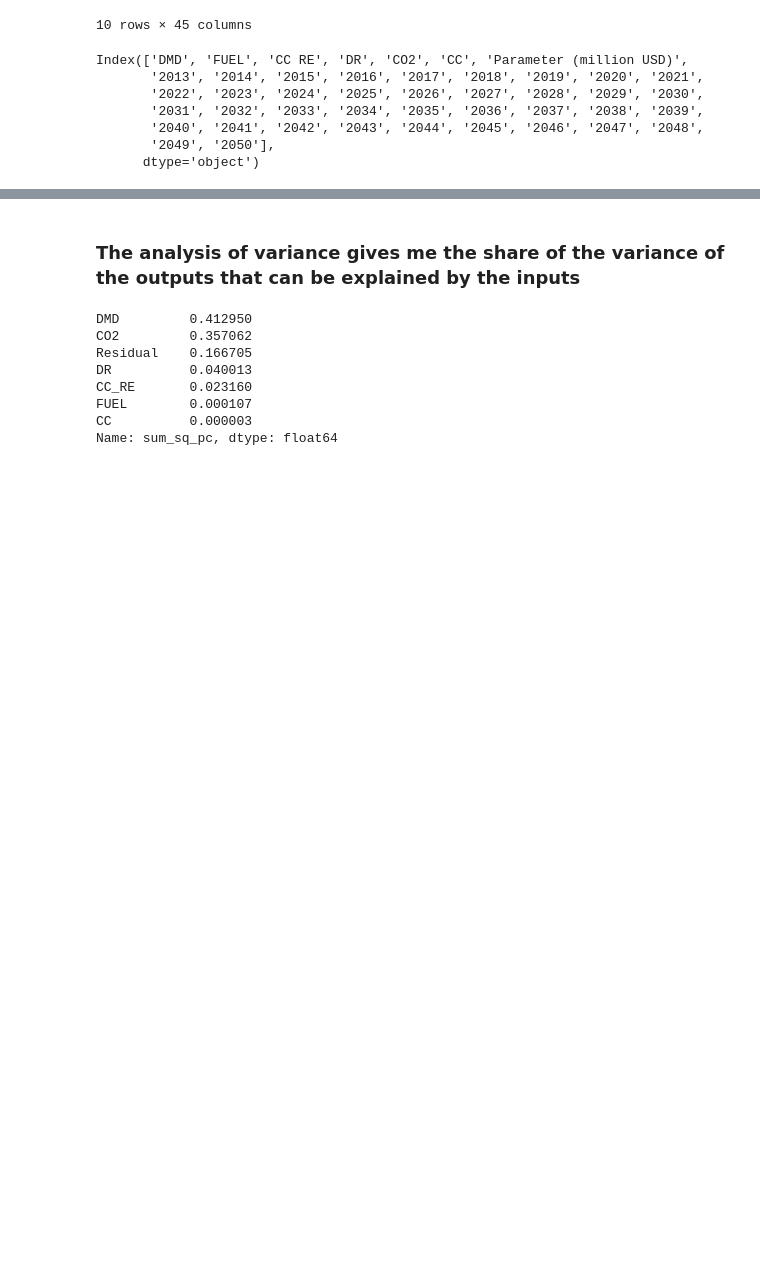
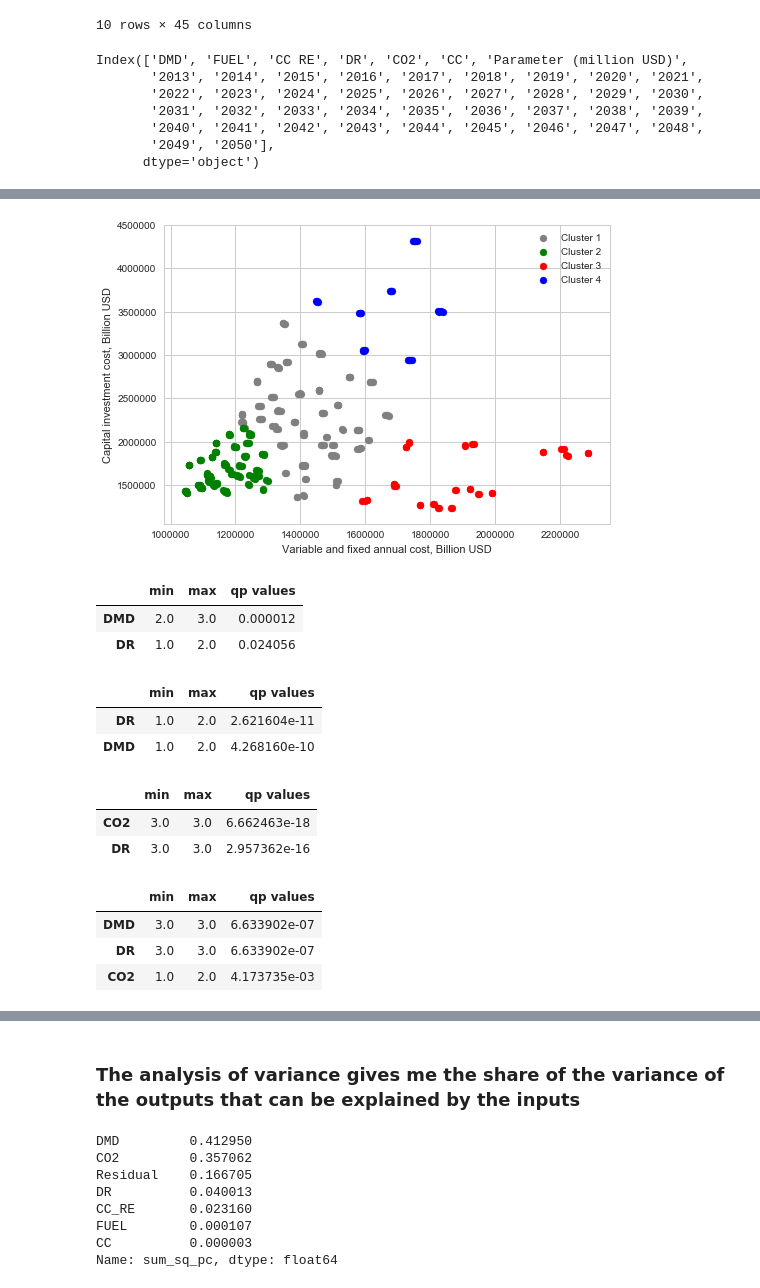
Before and after one commit to julierozenberg/KTH_energy_scenarios, a Jupyter notebook: scenario discovery.ipynb, the cells around one changed output, grey strips where cells are left out. Cells and saved outputs as stored; diff of their text form; code cells hidden in the pictures; blank space fills up the shorter version.

Commit message:
adds the clustering algoritm to improve PRIM results

```diff
--- a/scenario discovery.ipynb
+++ b/scenario discovery.ipynb
@@ -79,0 +130,35 @@ sns.pairplot(new_data[['CapitalInvestment','AnnualFixedOperatingCost','AnnualVar
+# %%
+oois = ['annual_cost','CapitalInvestment']
+
+data = np.array([[new_data[oois[0]][0],new_data[oois[1]][0]]])
+for i in range(1,len(new_data.index)):
+    data = np.concatenate((data,np.array([[new_data[oois[0]][i],new_data[oois[1]][i]]])))
+
+data_norm = normalize(data)
+# %%
+n_clusters = 4
+f_value = 0.5
+seuil = 1.2
+# %%
+while n_clusters>2:
+
+    condition = True
+
+    for i in get_prim(n_clusters, f_value, data,oois[0],oois[1],inputs)[0]:
+        if i.coverage+i.density < seuil:
+            condition = False
+        else:
+            condition = condition&True
+    if condition == True:
+        break
+    else:
+        n_clusters = n_clusters - 1
+        continue
+
+
+#Plot of clusters
+
+
+dummy = get_prim(n_clusters, f_value, data,oois[0],oois[1],inputs)
+boxes = dummy[0]
+df = dummy[1]
@@ -79,0 +170,36 @@ sns.pairplot(new_data[['CapitalInvestment','AnnualFixedOperatingCost','AnnualVar
+# %%
+mycolors = ["grey","green","red","blue"]
+for (i,subdf) in df.groupby("class"):
+
+    plt.scatter(subdf.annual_cost,subdf.CapitalInvestment,label="Cluster {}".format(i),c=mycolors[i-1])
+plt.legend()
+plt.xlabel("Variable and fixed annual cost, Billion USD")
+plt.ylabel("Capital investment cost, Billion USD")
+plt.savefig("clusters.png")
+# %% [output]
+[figure, added]
+# %%
+boxes[0].limits
+# %% [output]
+|  | min | max | qp values |
+| DMD | 2.0 | 3.0 | 0.000012 |
+| DR | 1.0 | 2.0 | 0.024056 |
+# %%
+boxes[1].limits
+# %% [output]
+|  | min | max | qp values |
+| DR | 1.0 | 2.0 | 2.621604e-11 |
+| DMD | 1.0 | 2.0 | 4.268160e-10 |
+# %%
+boxes[2].limits
+# %% [output]
+|  | min | max | qp values |
+| CO2 | 3.0 | 3.0 | 6.662463e-18 |
+| DR | 3.0 | 3.0 | 2.957362e-16 |
+# %%
+boxes[3].limits
+# %% [output]
+|  | min | max | qp values |
+| DMD | 3.0 | 3.0 | 6.633902e-07 |
+| DR | 3.0 | 3.0 | 6.633902e-07 |
+| CO2 | 1.0 | 2.0 | 4.173735e-03 |
```
Also changed, not shown: parts of 12 cells of this notebook.
